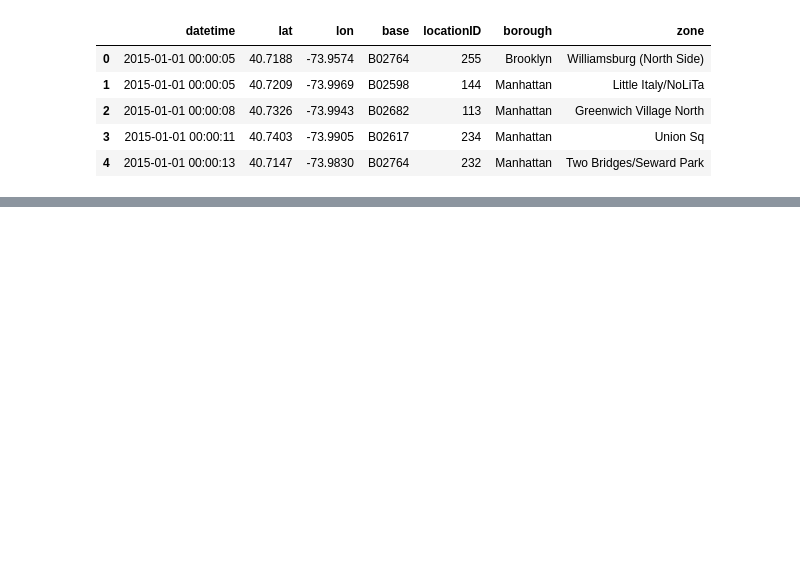
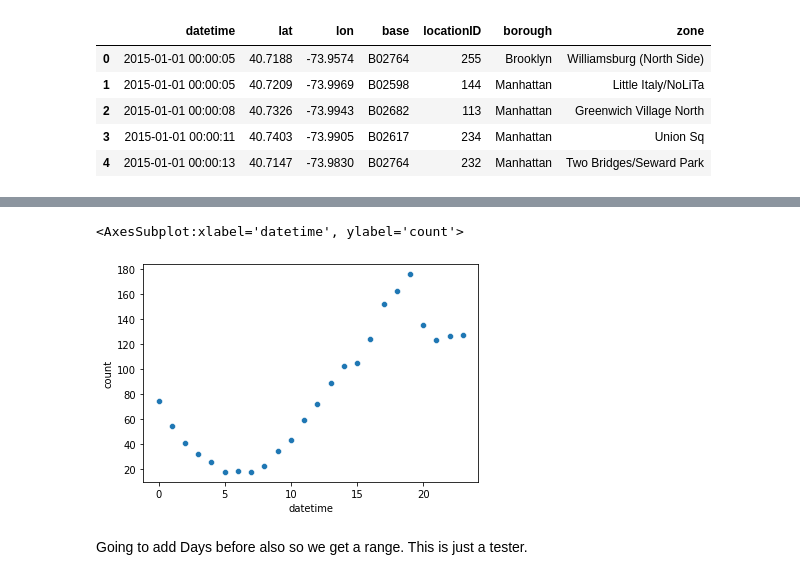
Before and after one commit to milevavantuyl/Movement_NYC, a Jupyter notebook: Kyle/holidays.ipynb, the cells around one changed output, grey strips where cells are left out. Saved outputs shown, nothing was run; the diff lists cells and outputs as text; code cells hidden in the pictures; blank space fills up the shorter version.

```diff
--- a/Kyle/holidays.ipynb
+++ b/Kyle/holidays.ipynb
@@ -46,0 +115,12 @@ df2015hdays = df2015hdays.dropna()
+# %%
+twodayafterNY = df2015[(df2015['date'] >= '2015-01-03') & (df2015['date'] < '2015-01-04')]
+# %%
+total_per_hour = twodayafterNY[["datetime", "count"]].groupby([twodayafterNY["datetime"].dt.hour]).sum()
+average_per_hour = total_per_hour
+average_per_hour["count"] = average_per_hour["count"] / 31
+sns.scatterplot(data=average_per_hour, x = "datetime", y = "count")
+# %% [output]
+<AxesSubplot:xlabel='datetime', ylabel='count'>
+[figure, added]
+# %% [markdown]
+Going to add Days before also so we get a range. This is just a tester.
```
Also changed, not shown: parts of 19 cells of this notebook.
